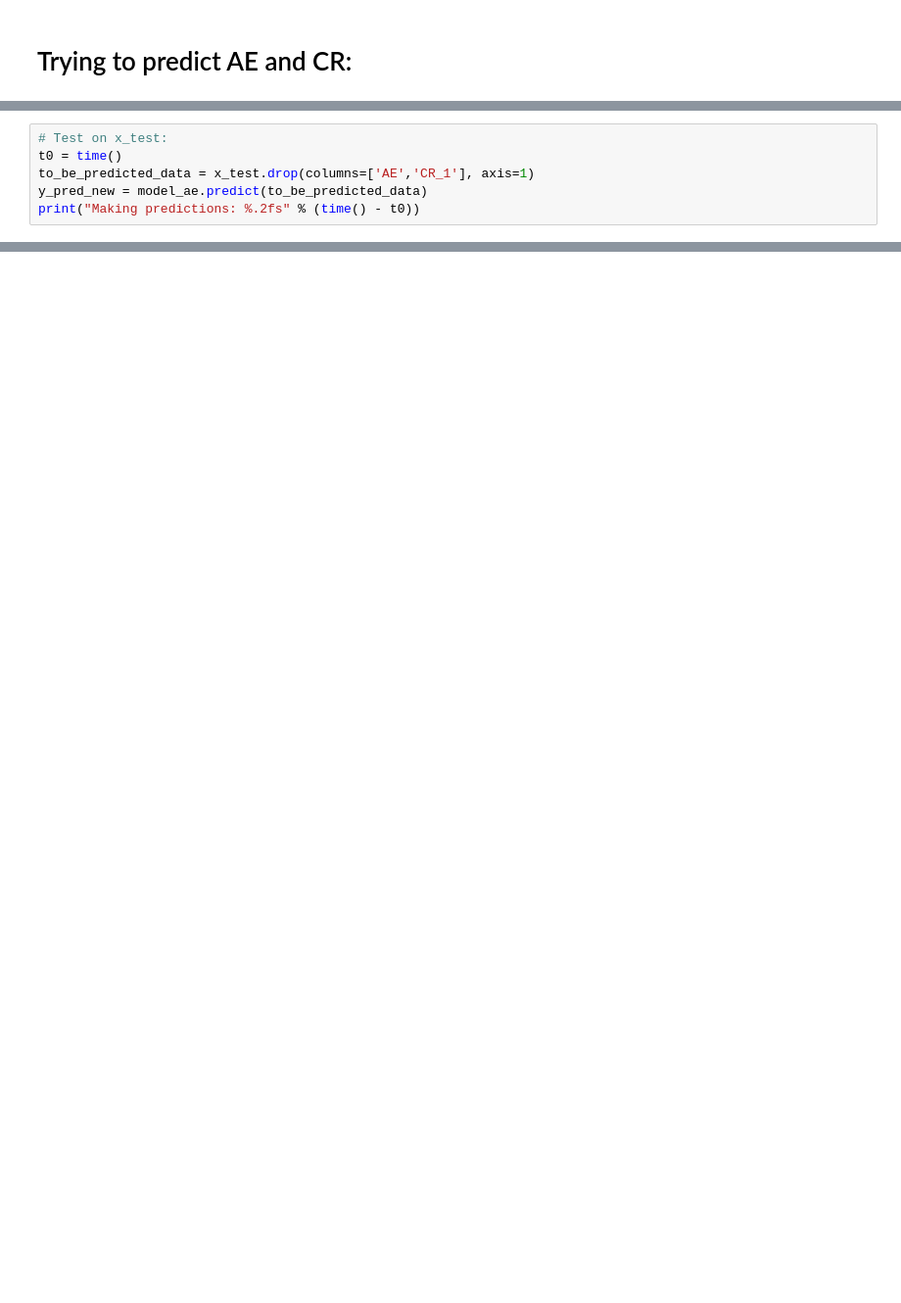
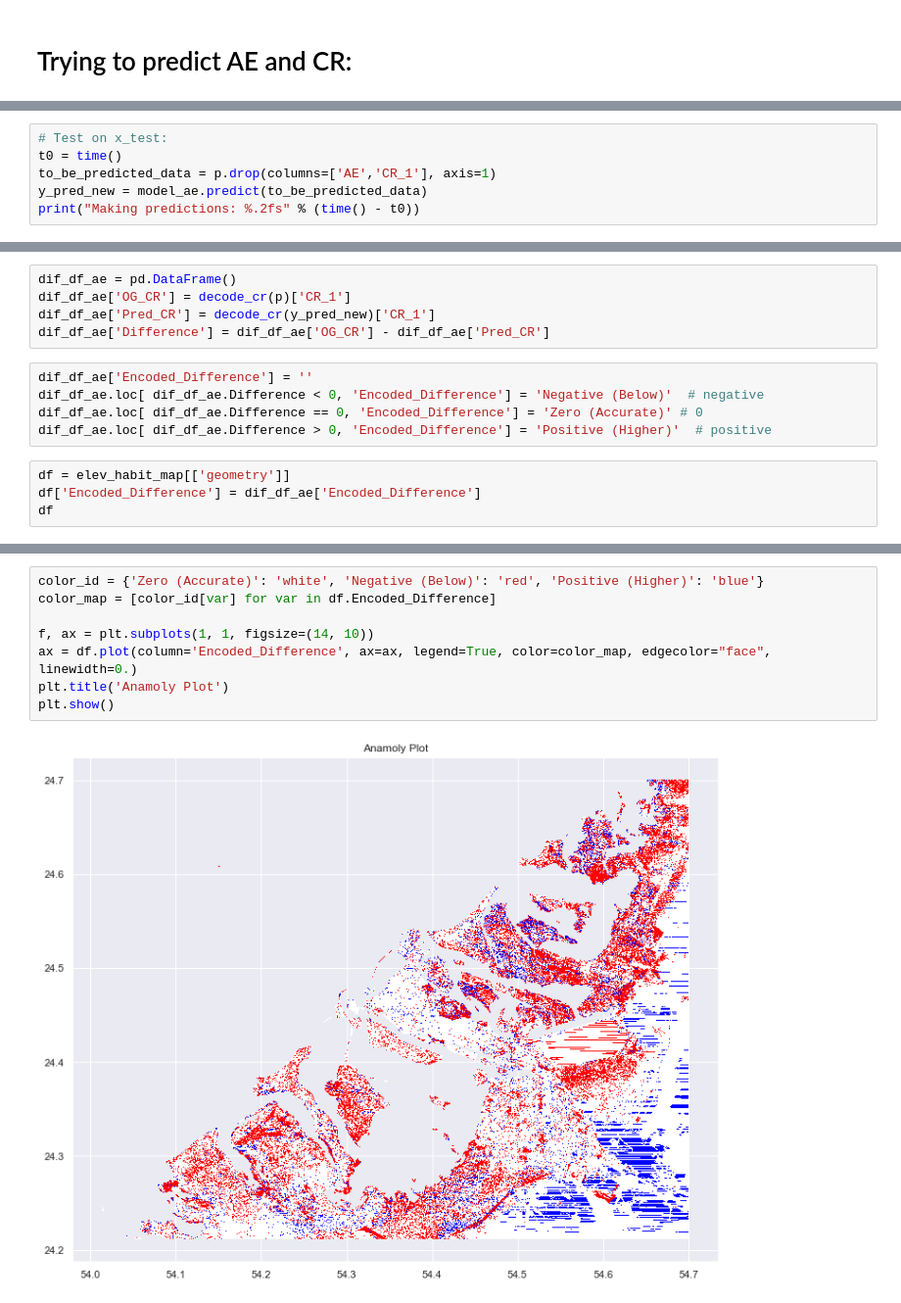
Before and after one commit to sashanksilwal/CRSLR, a Jupyter notebook: Farah/Week8/Final-Updated-BN-Merged-Code-Farah.ipynb, the cells around one changed output, grey strips where cells are left out. Shown at 98% size. Saved outputs shown, nothing was run; the diff lists cells and outputs as text; blank space fills up the shorter version.

```diff
--- a/Farah/Week8/Final-Updated-BN-Merged-Code-Farah.ipynb
+++ b/Farah/Week8/Final-Updated-BN-Merged-Code-Farah.ipynb
@@ -1101,7 +1161,7 @@ model_ae.fit(x_train, estimator=BayesianEstimator, prior_type="BDeu")
 # %%
 # Test on x_test:
 t0 = time()
-to_be_predicted_data = x_test.drop(columns=['AE','CR_1'], axis=1)
+to_be_predicted_data = p.drop(columns=['AE','CR_1'], axis=1)
 y_pred_new = model_ae.predict(to_be_predicted_data)
 print("Making predictions: %.2fs" % (time() - t0))
 # %% [output]
@@ -1129,0 +1177,14 @@ print(x_test.CR_1.unique())
+# %%
+dif_df_ae = pd.DataFrame()
+dif_df_ae['OG_CR'] = decode_cr(p)['CR_1']
+dif_df_ae['Pred_CR'] = decode_cr(y_pred_new)['CR_1']
+dif_df_ae['Difference'] = dif_df_ae['OG_CR'] - dif_df_ae['Pred_CR']
+# %%
+dif_df_ae['Encoded_Difference'] = ''
+dif_df_ae.loc[ dif_df_ae.Difference < 0, 'Encoded_Difference'] = 'Negative (Below)'  # negative
+dif_df_ae.loc[ dif_df_ae.Difference == 0, 'Encoded_Difference'] = 'Zero (Accurate)' # 0
+dif_df_ae.loc[ dif_df_ae.Difference > 0, 'Encoded_Difference'] = 'Positive (Higher)'  # positive
+# %%
+df = elev_habit_map[['geometry']]
+df['Encoded_Difference'] = dif_df_ae['Encoded_Difference']
+df
@@ -1129,0 +1217,10 @@ print(x_test.CR_1.unique())
+# %%
+color_id = {'Zero (Accurate)': 'white', 'Negative (Below)': 'red', 'Positive (Higher)': 'blue'}
+color_map = [color_id[var] for var in df.Encoded_Difference]
+
+f, ax = plt.subplots(1, 1, figsize=(14, 10))
+ax = df.plot(column='Encoded_Difference', ax=ax, legend=True, color=color_map, edgecolor="face", linewidth=0.)
+plt.title('Anamoly Plot')
+plt.show()
+# %% [output]
+[figure, added]
```
Also changed, not shown: parts of 61 cells of this notebook.
